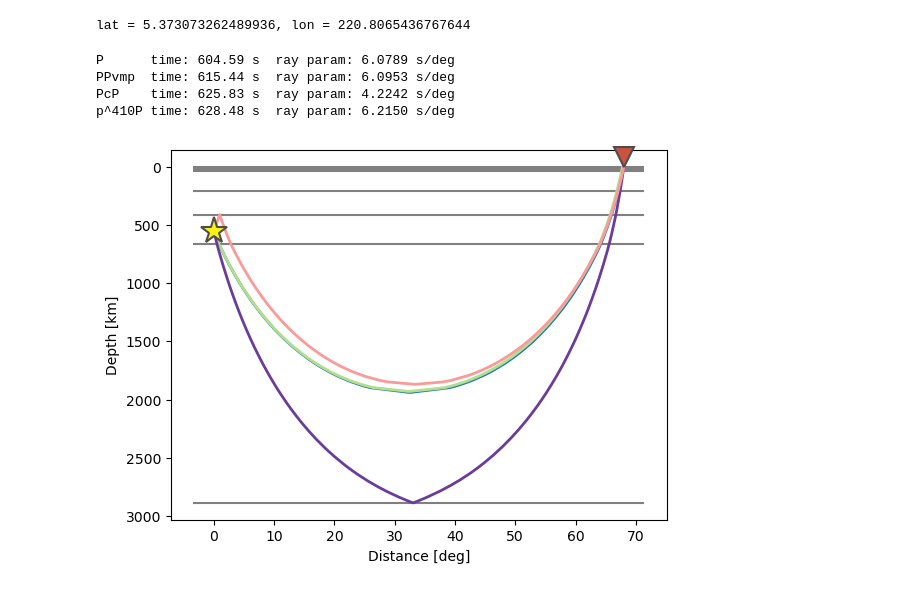
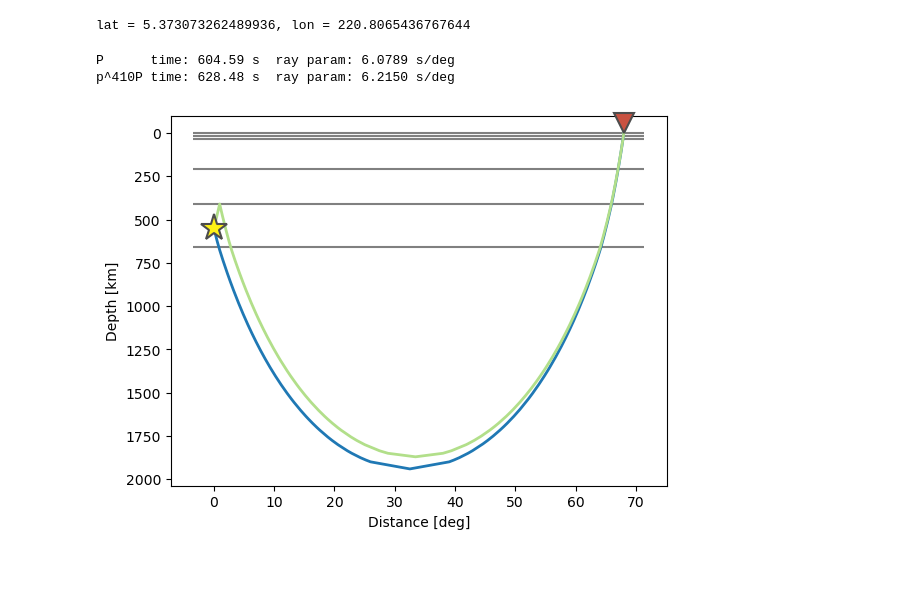
Before and after one commit to evanzzq/MarPPSS, a Jupyter notebook: mars.ipynb, the cells around one changed output. Drawn from its saved outputs; the diff is of its cells as text; code cells hidden in the pictures.

```diff
--- a/mars.ipynb
+++ b/mars.ipynb
@@ -960,22 +960,21 @@ print(f"lat = {la}, lon = {lo}")
 # %% [output]
 lat = 5.373073262489936, lon = 220.8065436767644
 # %%
+import numpy as np
 from obspy.taup import TauPyModel
 model = TauPyModel(model="iasp91")
 
-phase_list=["P", "p^410P", "PPvmp", "PcP"]
+phase_list=["P", "p^410P"]
 
 arrivals = model.get_ray_paths(source_depth_in_km=549.9,
                                distance_in_degree=68,
                                phase_list=phase_list)
 
 for arr in arrivals:
     print(f"{arr.name:<6} time: {arr.time:6.2f} s  ray param: {arr.ray_param * (np.pi/180):.4f} s/deg")
 
 ax = arrivals.plot_rays(plot_type="cartesian")
 # %% [output]
 P      time: 604.59 s  ray param: 6.0789 s/deg
-PPvmp  time: 615.44 s  ray param: 6.0953 s/deg
-PcP    time: 625.83 s  ray param: 4.2242 s/deg
 p^410P time: 628.48 s  ray param: 6.2150 s/deg
-[figure, old version]
+[figure, new version]
```
Also changed, not shown: 7 other files.
